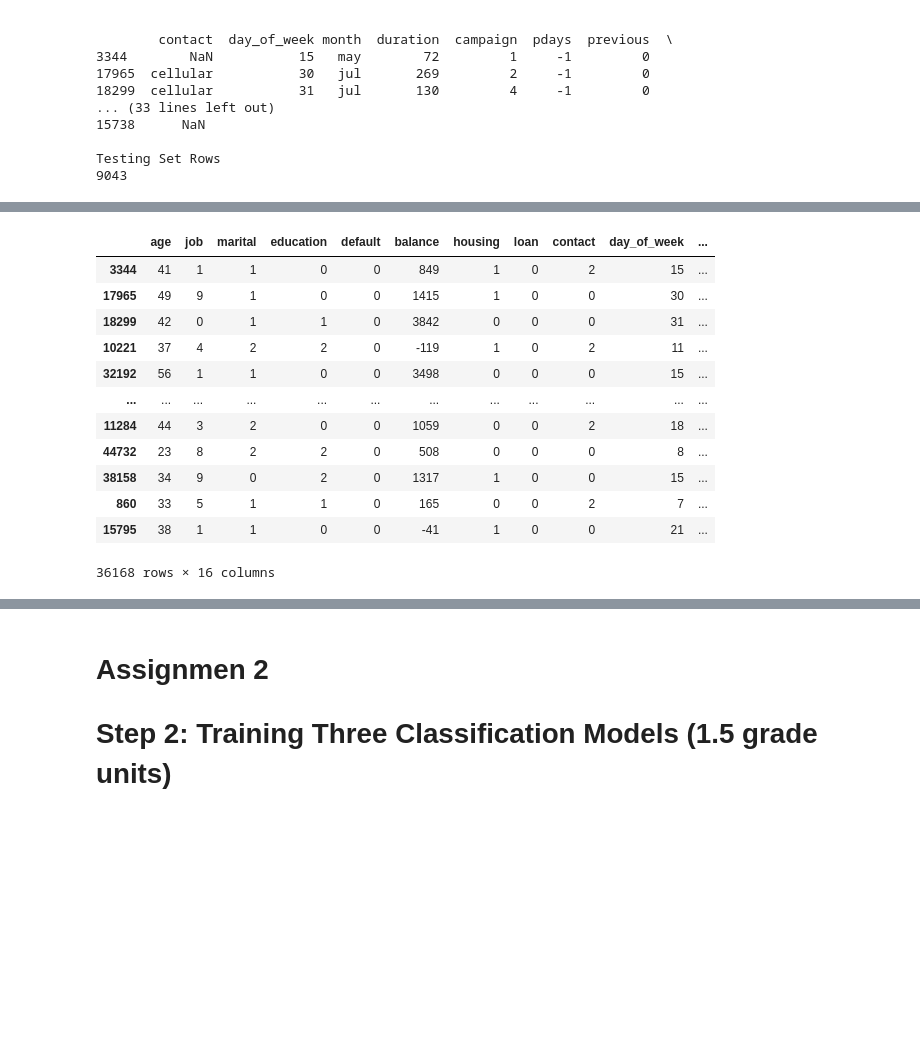
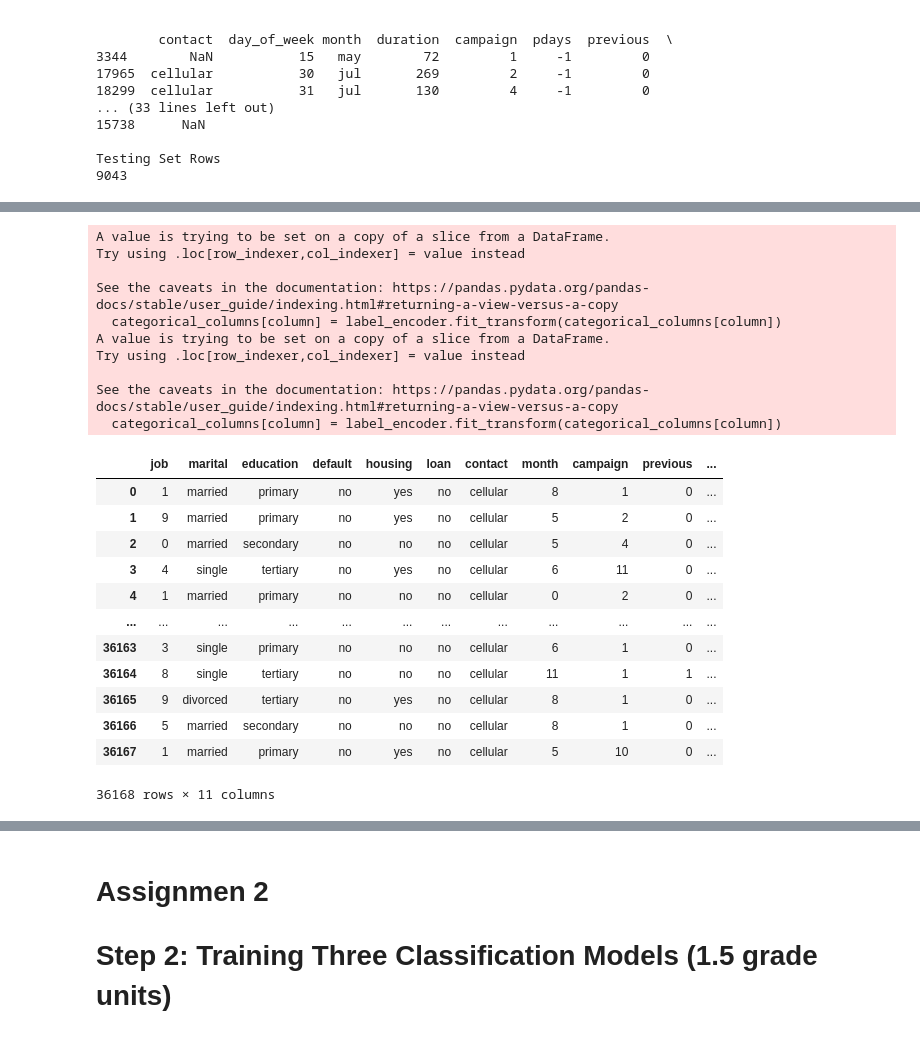
Before and after one commit to MikaVilpo/TUAS-IntroDataAndAI, a Jupyter notebook: DEAI_Assignment 1.ipynb, the cells around one changed output, grey strips where cells are left out. Cells and saved outputs as stored; diff of their text form; code cells hidden in the pictures; blank space fills up the shorter version.

```diff
--- a/DEAI_Assignment 1.ipynb
+++ b/DEAI_Assignment 1.ipynb
@@ -275,8 +280,9 @@ poutcome object 4
 # %%
 # Handle missing values (e.g., replace missing values with the mean of the column)
 # Split the columns between categorical and numerical values.
-numerical_columns = ["age", "balance", "duration", "day_of_week", "pdays"]
-categorical_columns = ["job", "marital", "education", "default", "housing", "loan", "contact",  "month", "campaign", "previous", "poutcome"]
+numerical_columns = ["day_of_week", "pdays"] # Keep these values as they are
+normalized_columns = ["age", "balance", "duration", ] # Normalize these
+categorical_columns = ["job", "marital", "education", "default", "housing", "loan", "contact",  "month", "campaign", "previous", "poutcome"] # Categorical values need to be encoded
 # %%
 # Check the unique values of each categorical column
 for column in categorical_columns:
@@ -300,7 +306,7 @@ for column in categorical_columns:
 # %%
 # Handle poutcome seperately
 # Add a label for poutcome to indicate "no contact"
-X_train["poutcome"] = X_train["poutcome"].fillna("no contact")
+X_train["poutcome"] = X_train["poutcome"].fillna("no_contact")
 
 # Loop through all object type fields and replace missing values with the mode (value that appears most often)
 for column in categorical_columns:
@@ -313,6 +319,10 @@ for column in categorical_columns:
 # Loop through all number type fields and replace missing values with the mean
 for column in numerical_columns:
     X_train[column] = X_train[column].fillna(X_train[column].mean())
+
+# Do the same with the normalized columns:
+for column in normalized_columns:
+    X_train[column] = X_train[column].fillna(X_train[column].mean())
 # %% [output]
 blue-collar
 married
@@ -355,6 +366,6 @@ dtype: int64
 # TODO: SHould we use one-hot encoding or label encoding? Or both?
 
 # Once more get and print out the categorical columns
-categorical_columns = X_train.loc[categorical_columns]
+categorical_columns = X_train[categorical_columns]
 categorical_columns
 # %% [output]
@@ -395,2 +435,8 @@ month        12
 poutcome      4
 dtype: int64
+# %%
+# Recheck what kind of unique values we have in each
+# (We did this previously, but just to remind us)
+for column in categorical_columns:
+    print()
+    print(column, ": ", categorical_columns[column].unique())
@@ -397,22 +466,31 @@ dtype: int64
 # %%
-# Label encode categorical values
-label_encoder = preprocessing.LabelEncoder()
+# We use fit_transform() here but we need to use just "transform()" later for the test data
+# This is done in order to avoid a bias
+for column in categorical_columns[["job", "month"]]:
+    categorical_columns[column] = label_encoder.fit_transform(categorical_columns[column])
 
-for column in categorical_columns.columns:
-    X_train[column] = label_encoder.fit_transform(X_train[column])
-
-X_train
+categorical_columns
 # %% [output]
+A value is trying to be set on a copy of a slice from a DataFrame.
+Try using .loc[row_indexer,col_indexer] = value instead
+
+See the caveats in the documentation: https://pandas.pydata.org/pandas-docs/stable/user_guide/indexing.html#returning-a-view-versus-a-copy
+  categorical_columns[column] = label_encoder.fit_transform(categorical_columns[column])
+A value is trying to be set on a copy of a slice from a DataFrame.
+Try using .loc[row_indexer,col_indexer] = value instead
+
+See the caveats in the documentation: https://pandas.pydata.org/pandas-docs/stable/user_guide/indexing.html#returning-a-view-versus-a-copy
+  categorical_columns[column] = label_encoder.fit_transform(categorical_columns[column])
-|  | age | job | marital | education | default | balance | housing | loan | contact | day_of_week | ... |
-| 3344 | 41 | 1 | 1 | 0 | 0 | 849 | 1 | 0 | 2 | 15 | ... |
-| 17965 | 49 | 9 | 1 | 0 | 0 | 1415 | 1 | 0 | 0 | 30 | ... |
-| 18299 | 42 | 0 | 1 | 1 | 0 | 3842 | 0 | 0 | 0 | 31 | ... |
-| 10221 | 37 | 4 | 2 | 2 | 0 | -119 | 1 | 0 | 2 | 11 | ... |
-| 32192 | 56 | 1 | 1 | 0 | 0 | 3498 | 0 | 0 | 0 | 15 | ... |
+|  | job | marital | education | default | housing | loan | contact | month | campaign | previous | ... |
+| 0 | 1 | married | primary | no | yes | no | cellular | 8 | 1 | 0 | ... |
+| 1 | 9 | married | primary | no | yes | no | cellular | 5 | 2 | 0 | ... |
+| 2 | 0 | married | secondary | no | no | no | cellular | 5 | 4 | 0 | ... |
+| 3 | 4 | single | tertiary | no | yes | no | cellular | 6 | 11 | 0 | ... |
+| 4 | 1 | married | primary | no | no | no | cellular | 0 | 2 | 0 | ... |
 | ... | ... | ... | ... | ... | ... | ... | ... | ... | ... | ... | ... |
-| 11284 | 44 | 3 | 2 | 0 | 0 | 1059 | 0 | 0 | 2 | 18 | ... |
-| 44732 | 23 | 8 | 2 | 2 | 0 | 508 | 0 | 0 | 0 | 8 | ... |
-| 38158 | 34 | 9 | 0 | 2 | 0 | 1317 | 1 | 0 | 0 | 15 | ... |
-| 860 | 33 | 5 | 1 | 1 | 0 | 165 | 0 | 0 | 2 | 7 | ... |
-| 15795 | 38 | 1 | 1 | 0 | 0 | -41 | 1 | 0 | 0 | 21 | ... |
+| 36163 | 3 | single | primary | no | no | no | cellular | 6 | 1 | 0 | ... |
+| 36164 | 8 | single | tertiary | no | no | no | cellular | 11 | 1 | 1 | ... |
+| 36165 | 9 | divorced | tertiary | no | yes | no | cellular | 8 | 1 | 0 | ... |
+| 36166 | 5 | married | secondary | no | no | no | cellular | 8 | 1 | 0 | ... |
+| 36167 | 1 | married | primary | no | yes | no | cellular | 5 | 10 | 0 | ... |
-36168 rows × 16 columns
+36168 rows × 11 columns
```
Also changed, not shown: parts of 29 cells of this notebook.
